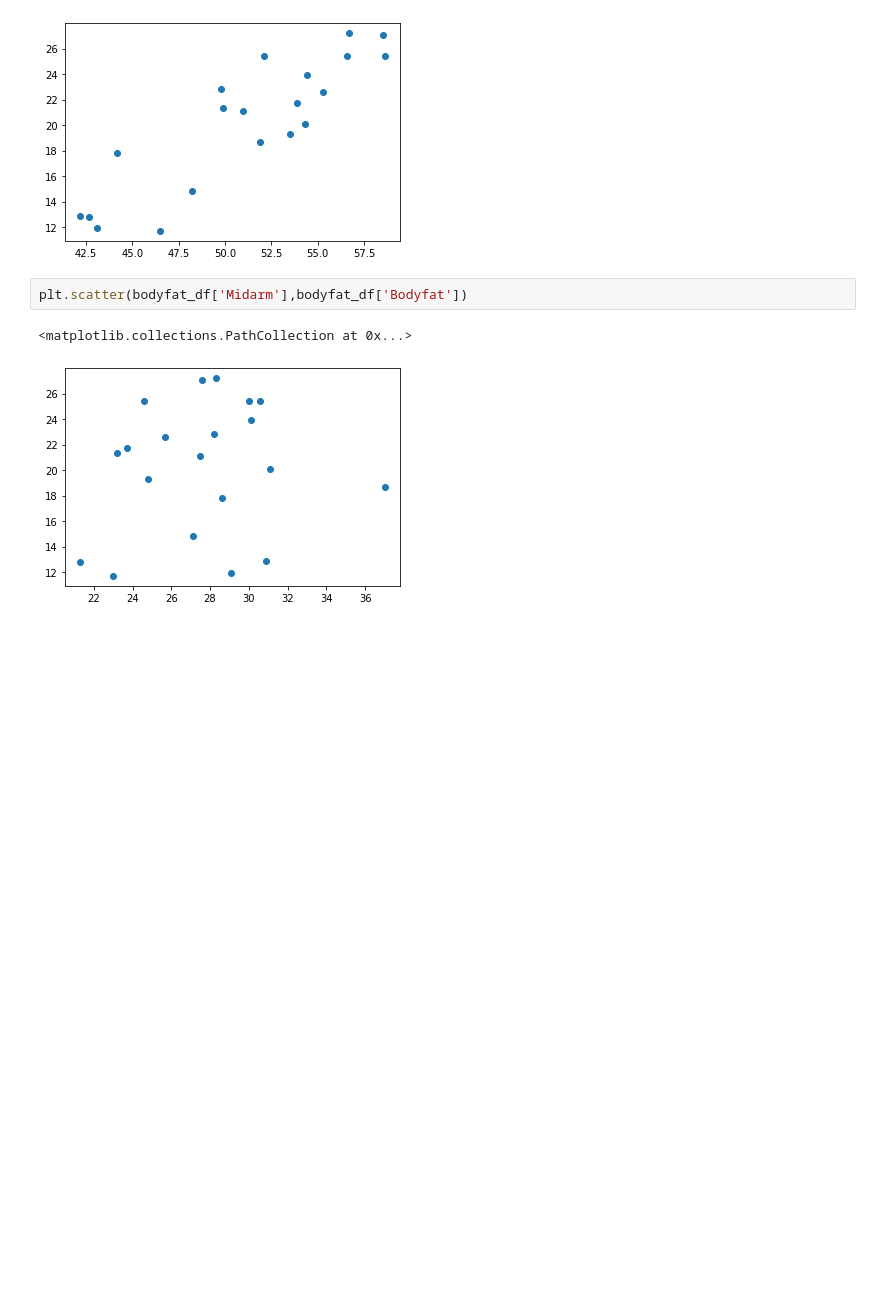
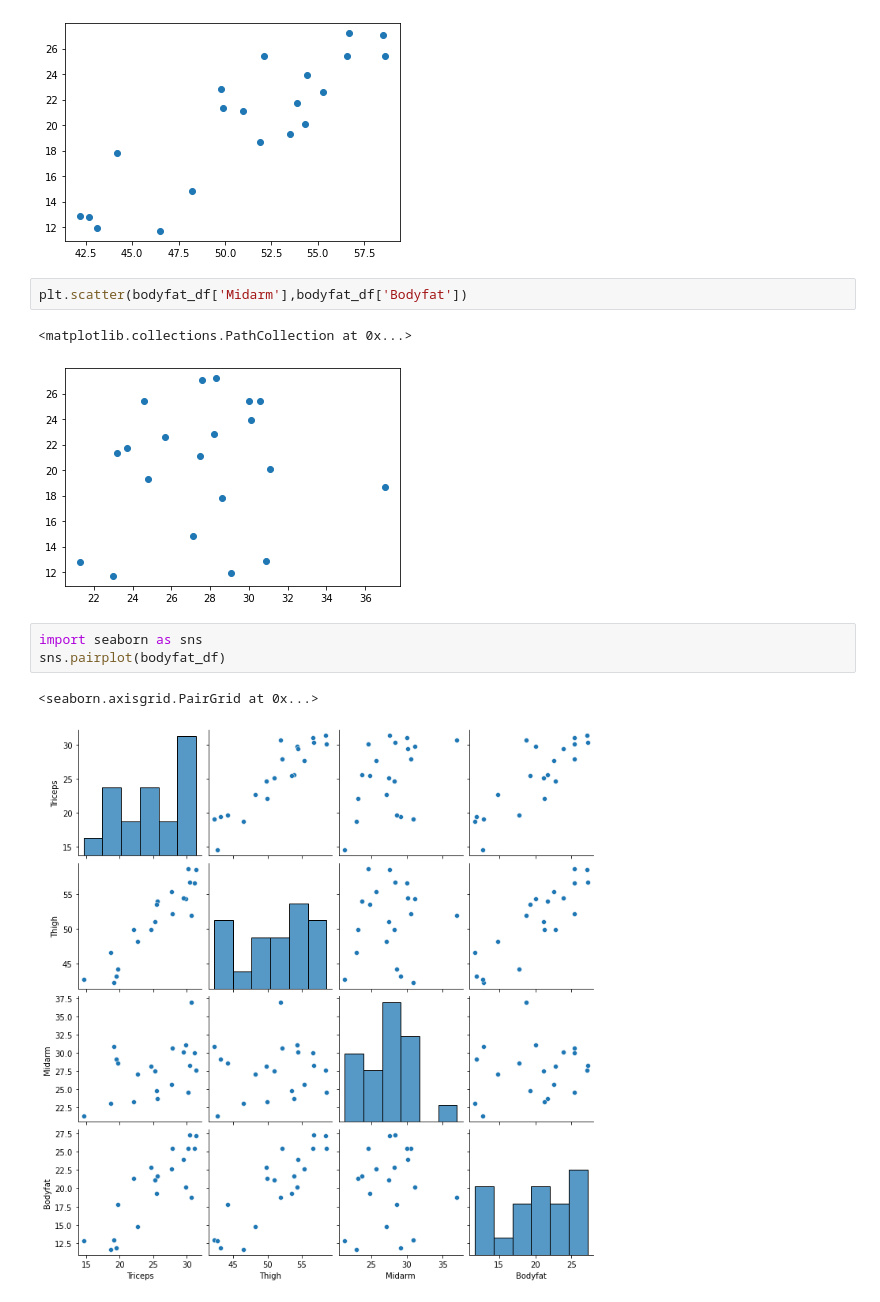
Before and after one commit to bndouglas/2022-08-Machine-Learning-for-UU, a Jupyter notebook: Notebooks/ch03 - Supervised Learning - Regression/07_lab_01 - Multiple Linear Regression.ipynb, the cells around one changed output. Drawn from its saved outputs; the diff is of its cells as text; blank space fills up the shorter version.

```diff
--- a/Notebooks/ch03 - Supervised Learning - Regression/07_lab_01 - Multiple Linear Regression.ipynb
+++ b/Notebooks/ch03 - Supervised Learning - Regression/07_lab_01 - Multiple Linear Regression.ipynb
@@ -50,6 +50,12 @@ plt.scatter(bodyfat_df['Midarm'],bodyfat_df['Bodyfat'])
 # %% [output]
 <matplotlib.collections.PathCollection at 0x...>
 [figure]
+# %%
+import seaborn as sns
+sns.pairplot(bodyfat_df)
+# %% [output]
+<seaborn.axisgrid.PairGrid at 0x...>
+[figure, added]
 # %% [markdown]
 There are definitely strong correlations when measuring skin thickness of triceps and thigh. It's less clear if the midarm skin thickness has a correlation to overall bodyweight, but as this is a Multiple Linear Regresssion Example we're going to go ahead and use it anyway.
 
```
Also changed, not shown: parts of 13 cells of this notebook, 9 other files.
